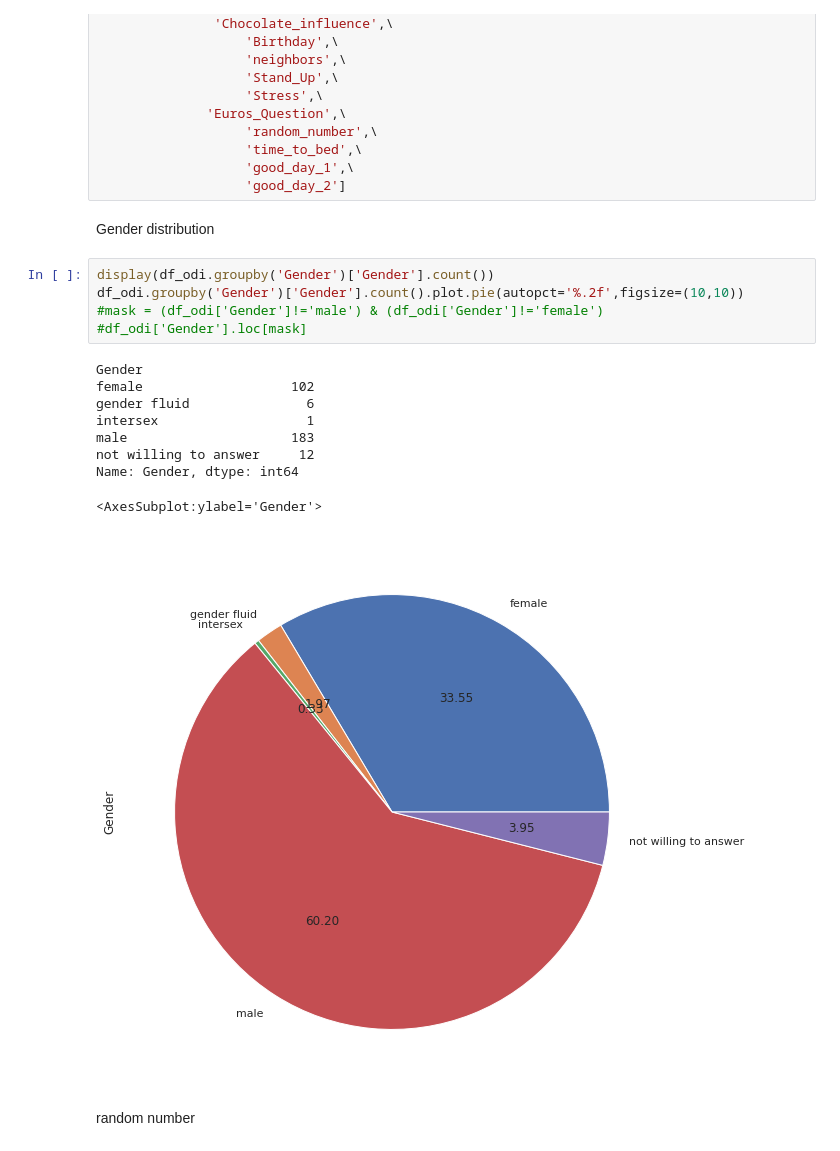
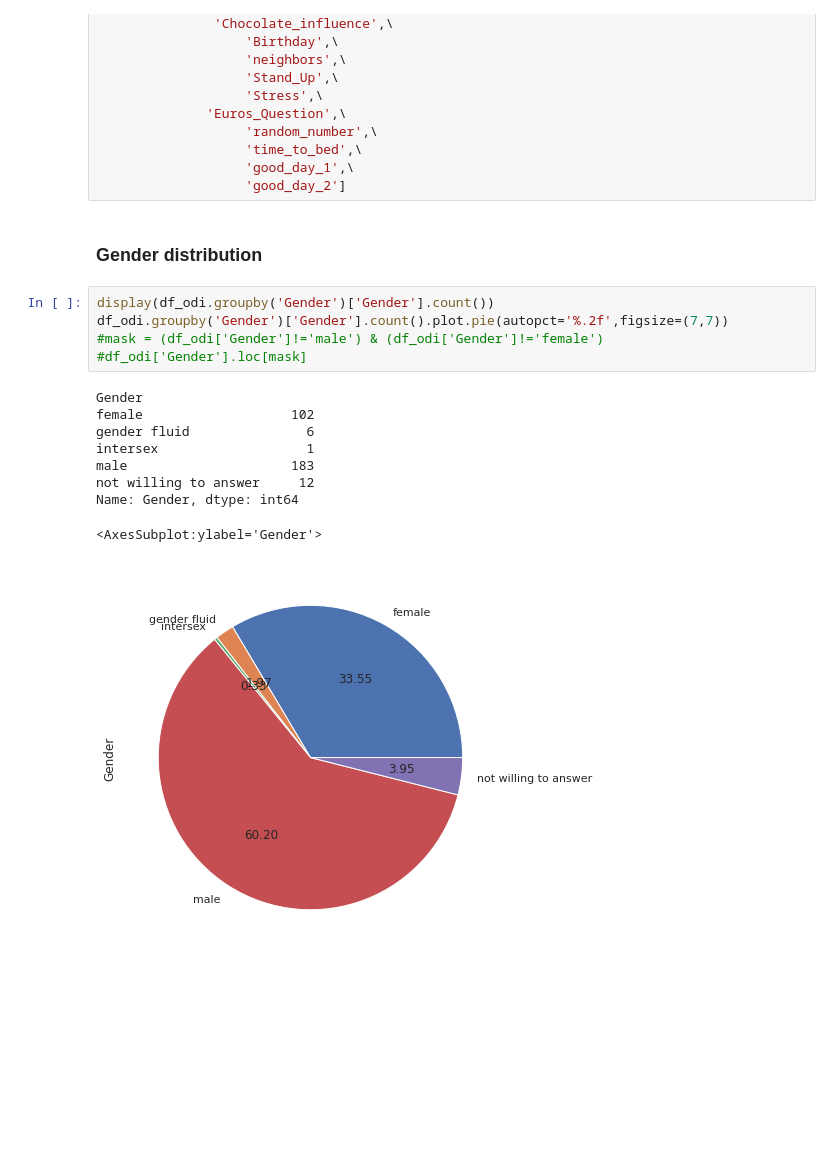
Before and after one commit to wolfbrr/DMT-2022-114, a Jupyter notebook: assignment-basic/assignment-basic.ipynb, the cells around one changed output. Cells and saved outputs as stored; diff of their text form; blank space fills up the shorter version.

```diff
--- a/assignment-basic/assignment-basic.ipynb
+++ b/assignment-basic/assignment-basic.ipynb
@@ -57,22 +57,20 @@ Replace columns name
                    'time_to_bed',\
                    'good_day_1',\
                    'good_day_2']
-# %% [markdown]
-Gender distribution
+# %% [markdown]
+### Gender distribution
 # %%
 display(df_odi.groupby('Gender')['Gender'].count())
-df_odi.groupby('Gender')['Gender'].count().plot.pie(autopct='%.2f',figsize=(10,10))
+df_odi.groupby('Gender')['Gender'].count().plot.pie(autopct='%.2f',figsize=(7,7))
 #mask = (df_odi['Gender']!='male') & (df_odi['Gender']!='female')
 #df_odi['Gender'].loc[mask]
 # %% [output]
 Gender
 female                   102
 gender fluid               6
 intersex                   1
 male                     183
 not willing to answer     12
 Name: Gender, dtype: int64
 <AxesSubplot:ylabel='Gender'>
-[figure, old version]
+[figure, new version]
-# %% [markdown]
-random number
```
Also changed, not shown: parts of 17 cells of this notebook.
